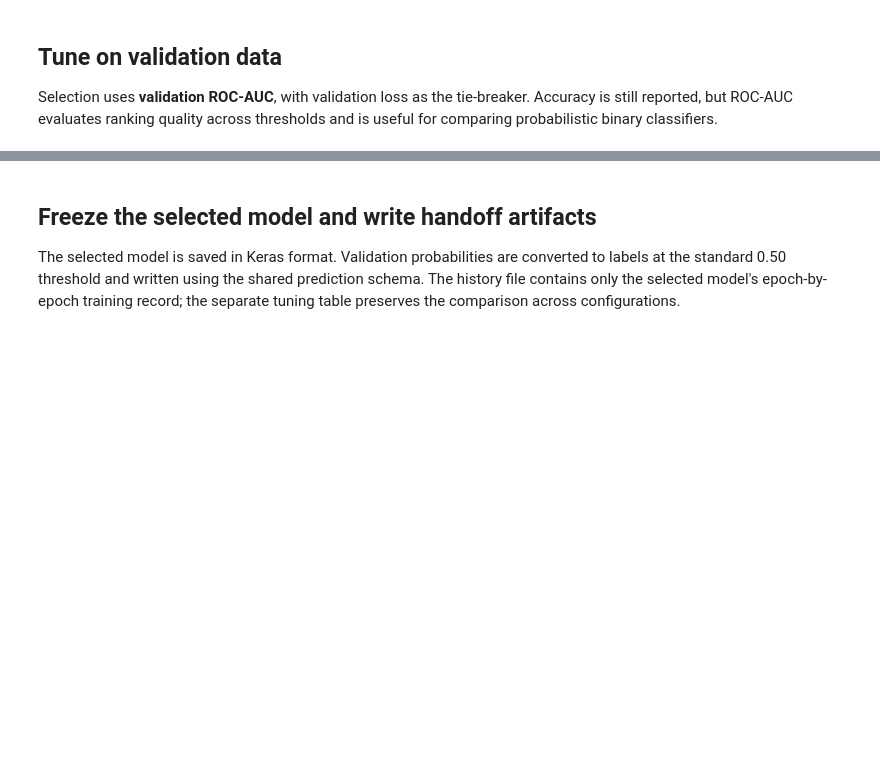
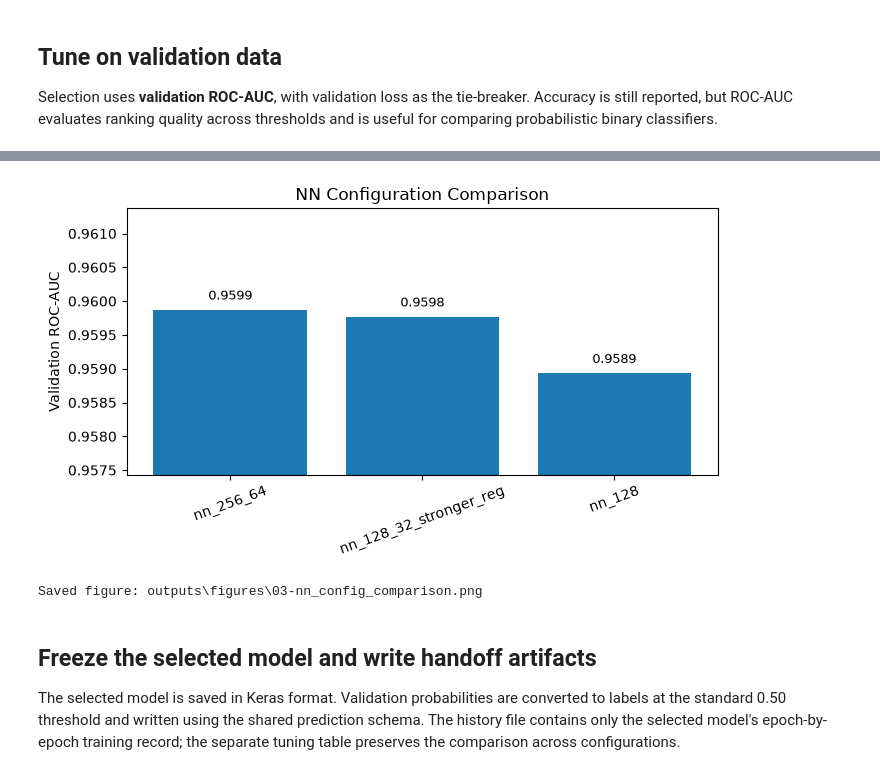
Before and after one commit to KeanaGindy/movie-review-sentiment, a Jupyter notebook: notebooks/03_neural_network.ipynb, the cells around one changed output, grey strips where cells are left out. Drawn from its saved outputs; the diff is of its cells as text; code cells hidden in the pictures; blank space fills up the shorter version.

```diff
--- a/notebooks/03_neural_network.ipynb
+++ b/notebooks/03_neural_network.ipynb
@@ -28,6 +28,7 @@ import os
 import random
 import time
 
+import matplotlib.pyplot as plt
 import numpy as np
 import pandas as pd
 
@@ -60,7 +61,8 @@ except Exception:
 ARTIFACTS = PATHS["artifacts_dir"]
 PRED = PATHS["predictions_dir"]
 TBL = PATHS["tables_dir"]
-for directory in (ARTIFACTS, PRED, TBL):
+FIG = PATHS["figures_dir"]
+for directory in (ARTIFACTS, PRED, TBL, FIG):
     directory.mkdir(parents=True, exist_ok=True)
 
 MODEL_PATH = ARTIFACTS / "nn_model.keras"
@@ -68,6 +70,8 @@ PREDICTIONS_PATH = PRED / "03-nn_val.parquet"
 HISTORY_PATH = TBL / "03-nn_training_history.csv"
 TUNING_PATH = TBL / "03-nn_tuning_results.csv"
 CONFIG_PATH = TBL / "03-nn_best_config.json"
+CONFIG_COMPARISON_PATH = FIG / "03-nn_config_comparison.png"
+TRAINING_CURVES_PATH = FIG / "03-nn_training_curves.png"
 
 print("TensorFlow:", tf.__version__)
 print("SEED:", SEED)
@@ -294,3 +302,32 @@ Selected configuration: nn_256_64
+# %%
+scores = tuning_results["roc_auc"]
+# Zoom the y-axis to the data's own range: all three configs score within a few
+# thousandths of ROC-AUC 1.0, so a 0-1 axis makes every bar look identical.
+score_range = scores.max() - scores.min()
+pad = max(score_range * 1.5, 0.0015)
+
+plt.figure(figsize=(7, 4))
+bars = plt.bar(tuning_results["config_name"], scores)
+plt.ylim(scores.min() - pad, scores.max() + pad)
+plt.ylabel("Validation ROC-AUC")
+plt.title("NN Configuration Comparison")
+plt.xticks(rotation=20)
+for bar, score in zip(bars, scores):
+    plt.text(
+        bar.get_x() + bar.get_width() / 2,
+        score + pad * 0.1,
+        f"{score:.4f}",
+        ha="center",
+        fontsize=9,
+    )
+plt.tight_layout()
+plt.savefig(CONFIG_COMPARISON_PATH, dpi=150)
+plt.show()
+
+print("Saved figure:", CONFIG_COMPARISON_PATH.relative_to(PATHS["repo_root"]))
+# %% [output]
+[figure, added]
+Saved figure: outputs\figures\03-nn_config_comparison.png
 # %% [markdown]
 ## Freeze the selected model and write handoff artifacts
 
```
Also changed, not shown: parts of 2 cells of this notebook, 8 other files.
